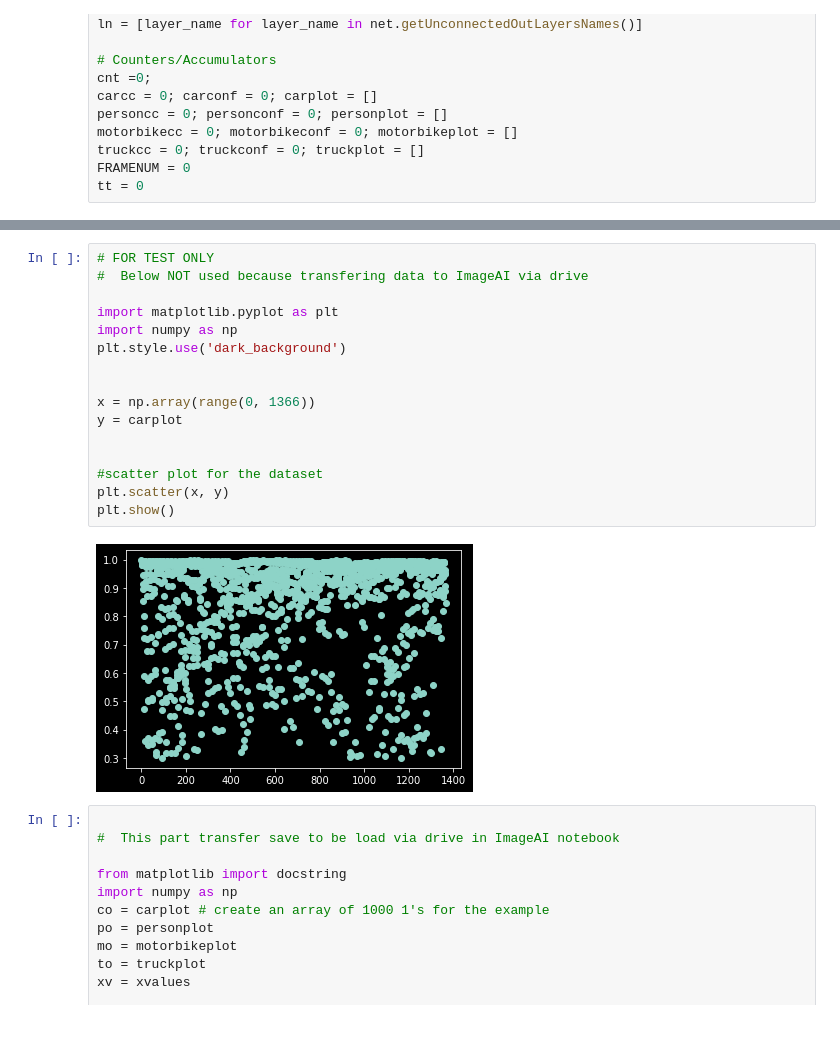
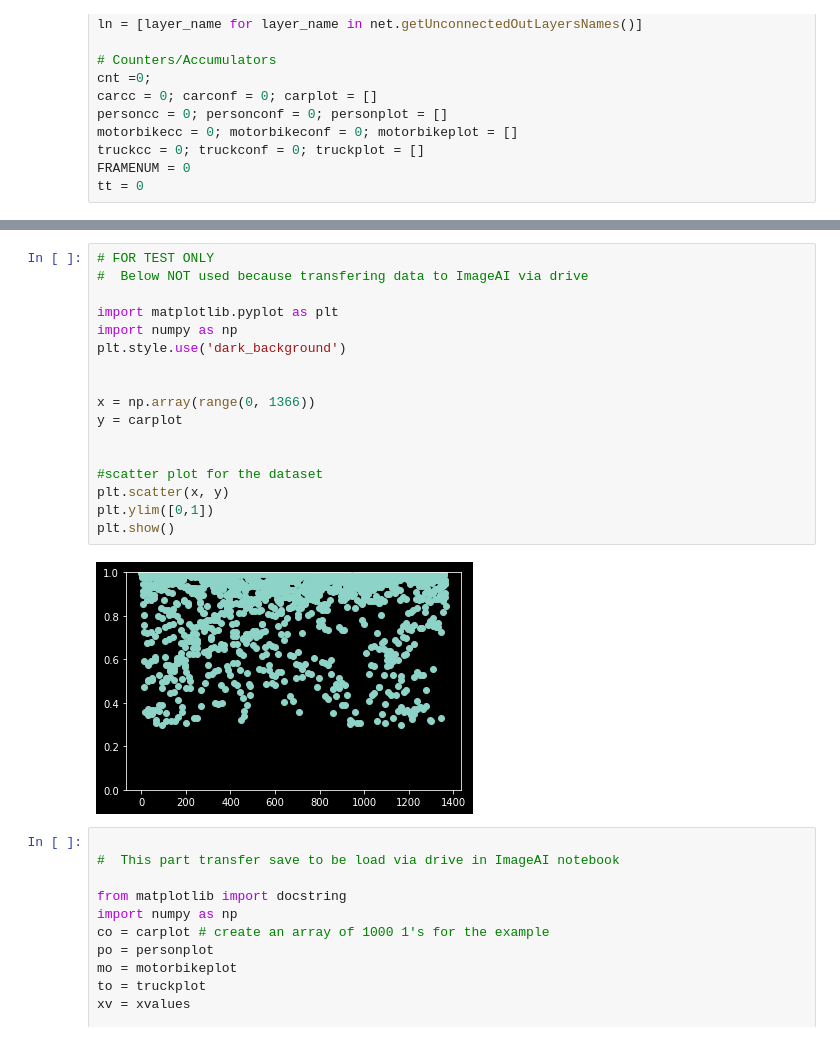
Before and after one commit to canaimax/ImageAIvsOpenCV, a Jupyter notebook: Notebooks/T03_ObjInVideoCVCaptain.ipynb, the cells around one changed output, grey strips where cells are left out. Cells and saved outputs as stored; diff of their text form.

```diff
--- a/Notebooks/T03_ObjInVideoCVCaptain.ipynb
+++ b/Notebooks/T03_ObjInVideoCVCaptain.ipynb
@@ -273,21 +269,22 @@ ax.barh(group_names, group_data)
 # %%
 # FOR TEST ONLY
 #  Below NOT used because transfering data to ImageAI via drive
 
 import matplotlib.pyplot as plt
 import numpy as np
 plt.style.use('dark_background')
 
 
 x = np.array(range(0, 1366))
 y = carplot
 
 
 #scatter plot for the dataset
 plt.scatter(x, y)
+plt.ylim([0,1])
 plt.show()
 # %% [output]
-[figure, old version]
+[figure, new version]
 # %%
 
 #  This part transfer save to be load via drive in ImageAI notebook
```
Also changed, not shown: parts of 4 cells of this notebook.
